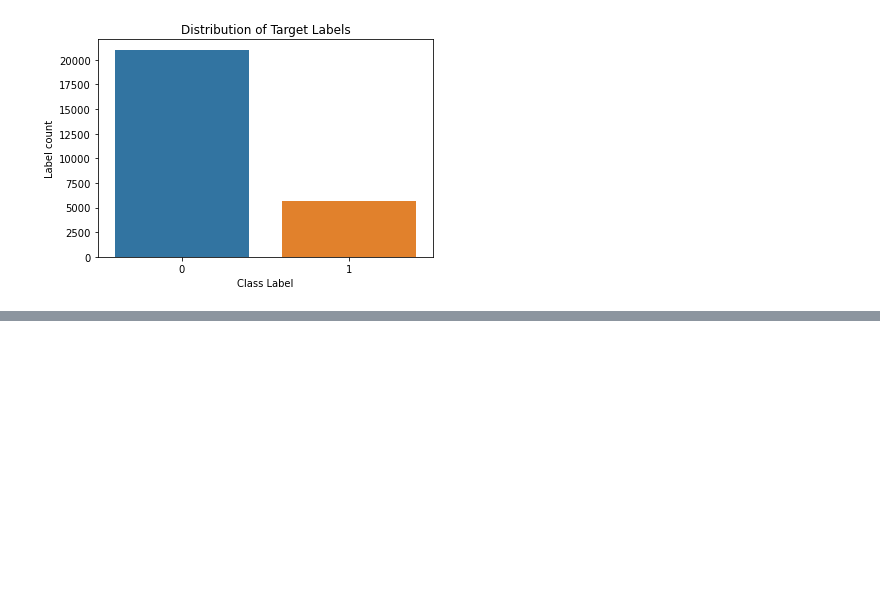
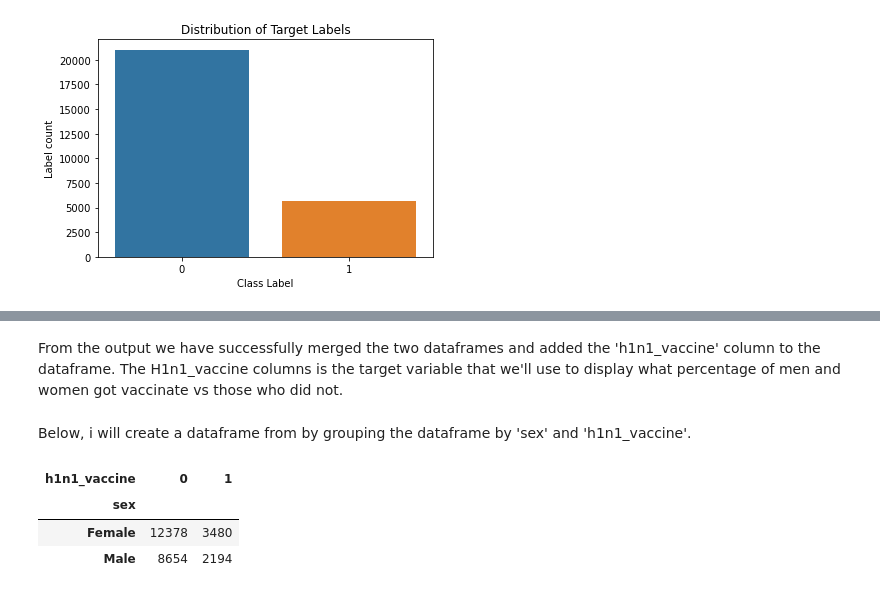
Before and after one commit to mainaroseline/H1N1-Vaccination-Rate-Analysis, a Jupyter notebook: project.ipynb, the cells around one changed output, grey strips where cells are left out. Saved outputs shown, nothing was run; the diff lists cells and outputs as text; code cells hidden in the pictures; blank space fills up the shorter version.

```diff
--- a/project.ipynb
+++ b/project.ipynb
@@ -600,0 +640,13 @@ The visualization above provides a visual summary of the value counts output. Th
+# %% [markdown]
+From the output we have successfully merged the two dataframes and added the 'h1n1_vaccine' column to the dataframe. The H1n1_vaccine columns is the target variable that we'll use to display what percentage of men and women got vaccinate vs those who did not.
+# %% [markdown]
+Below, i will create a dataframe from by grouping the dataframe by 'sex' and 'h1n1_vaccine'.
+# %%
+# group the data dataset by sex, h1n1_vaccine and compute the sex count
+grouped_gender = data.groupby(['sex', 'h1n1_vaccine']).sex.count().unstack()
+grouped_gender
+# %% [output]
+| h1n1_vaccine | 0 | 1 |
+| sex |  |  |
+| Female | 12378 | 3480 |
+| Male | 8654 | 2194 |
```
Also changed, not shown: parts of 11 cells of this notebook.
